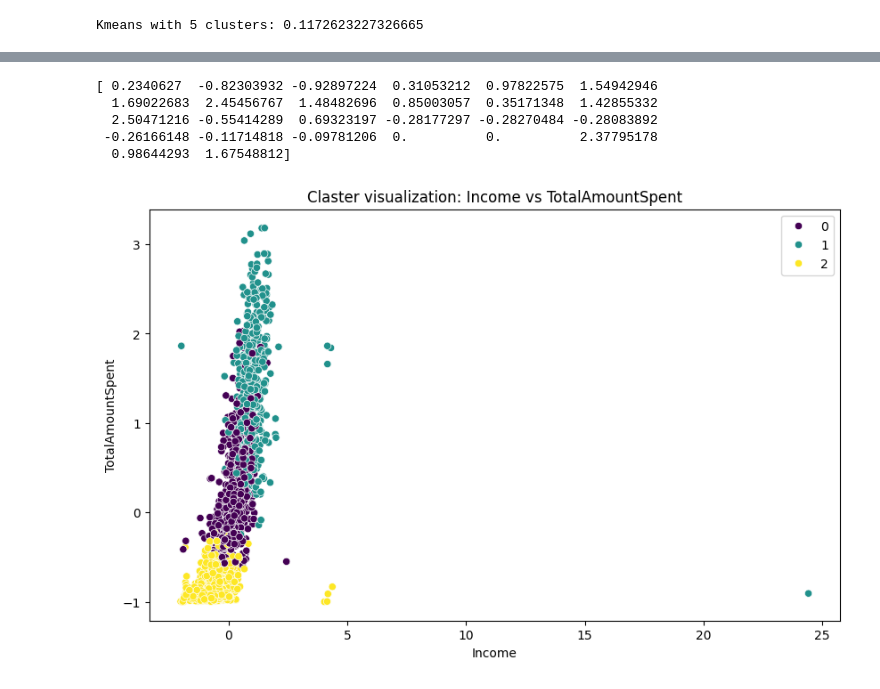
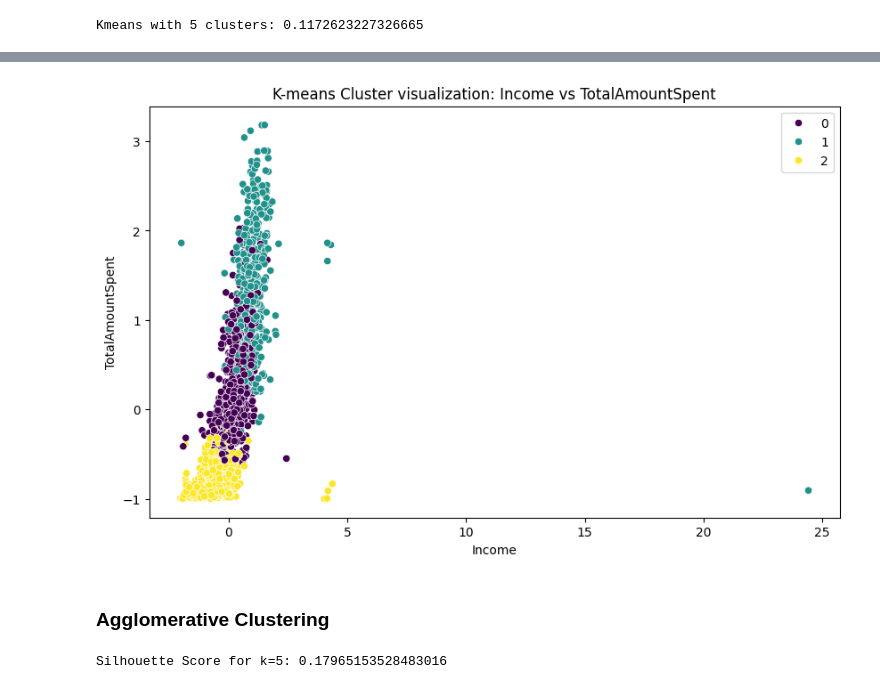
Before and after one commit to walachowska/Clustering_algorithm, a Jupyter notebook: Clustering_alg.ipynb, the cells around one changed output, grey strips where cells are left out. Saved outputs shown, nothing was run; the diff lists cells and outputs as text; code cells hidden in the pictures.

Commit message:
Agglomerative clustering added

```diff
--- a/Clustering_alg.ipynb
+++ b/Clustering_alg.ipynb
@@ -121,24 +116,32 @@ print(silhouette_scores)
 # %%
 import matplotlib.pyplot as plt
 import seaborn as sns
 
 kmeans = KMeans(n_clusters=3, random_state=0)
 clusters = kmeans.fit_predict(data_normalized)
-print(data_normalized[0])
+
 data_df = pd.DataFrame(data_normalized, columns=[ 'Income',	'Kidhome',	'Teenhome',	'Recency',	'MntWines',	'MntFruits',	'MntMeatProducts',	'MntFishProducts',	'MntSweetProducts',	'MntGoldProds',	'NumDealsPurchases',	'NumWebPurchases',	'NumCatalogPurchases',	'NumStorePurchases',	'NumWebVisitsMonth',	'AcceptedCmp3',	'AcceptedCmp4',	'AcceptedCmp5',	'AcceptedCmp1',	'AcceptedCmp2',	'Complain',	'Z_CostContact',	'Z_Revenue',	'Response', 'Age', 'TotalAmountSpent',
 ])
 
 
 plt.figure(figsize=(10, 6))
 sns.scatterplot(x='Income', y='TotalAmountSpent', hue=clusters, data=data_df, palette='viridis')
-plt.title('Claster visualization: Income vs TotalAmountSpent')
+plt.title('K-means Cluster visualization: Income vs TotalAmountSpent')
 plt.xlabel('Income')
 plt.ylabel('TotalAmountSpent')
 plt.show()
 # %% [output]
-[ 0.2340627  -0.82303932 -0.92897224  0.31053212  0.97822575  1.54942946
-  1.69022683  2.45456767  1.48482696  0.85003057  0.35171348  1.42855332
-  2.50471216 -0.55414289  0.69323197 -0.28177297 -0.28270484 -0.28083892
- -0.26166148 -0.11714818 -0.09781206  0.          0.          2.37795178
-  0.98644293  1.67548812]
-[figure, old version]
+[figure, new version]
+# %% [markdown]
+### Agglomerative Clustering
+# %%
+from sklearn.cluster import AgglomerativeClustering
+from sklearn.metrics import silhouette_score
+
+agg_clustering = AgglomerativeClustering(n_clusters=5)
+clusters_agg = agg_clustering.fit_predict(data_normalized)
+
+silhouette_avg_agg = silhouette_score(data_normalized, clusters_agg)
+print(f"Silhouette Score for k=5: {silhouette_avg_agg}")
+# %% [output]
+Silhouette Score for k=5: 0.17965153528483016
```
Also changed, not shown: parts of 3 cells of this notebook.
